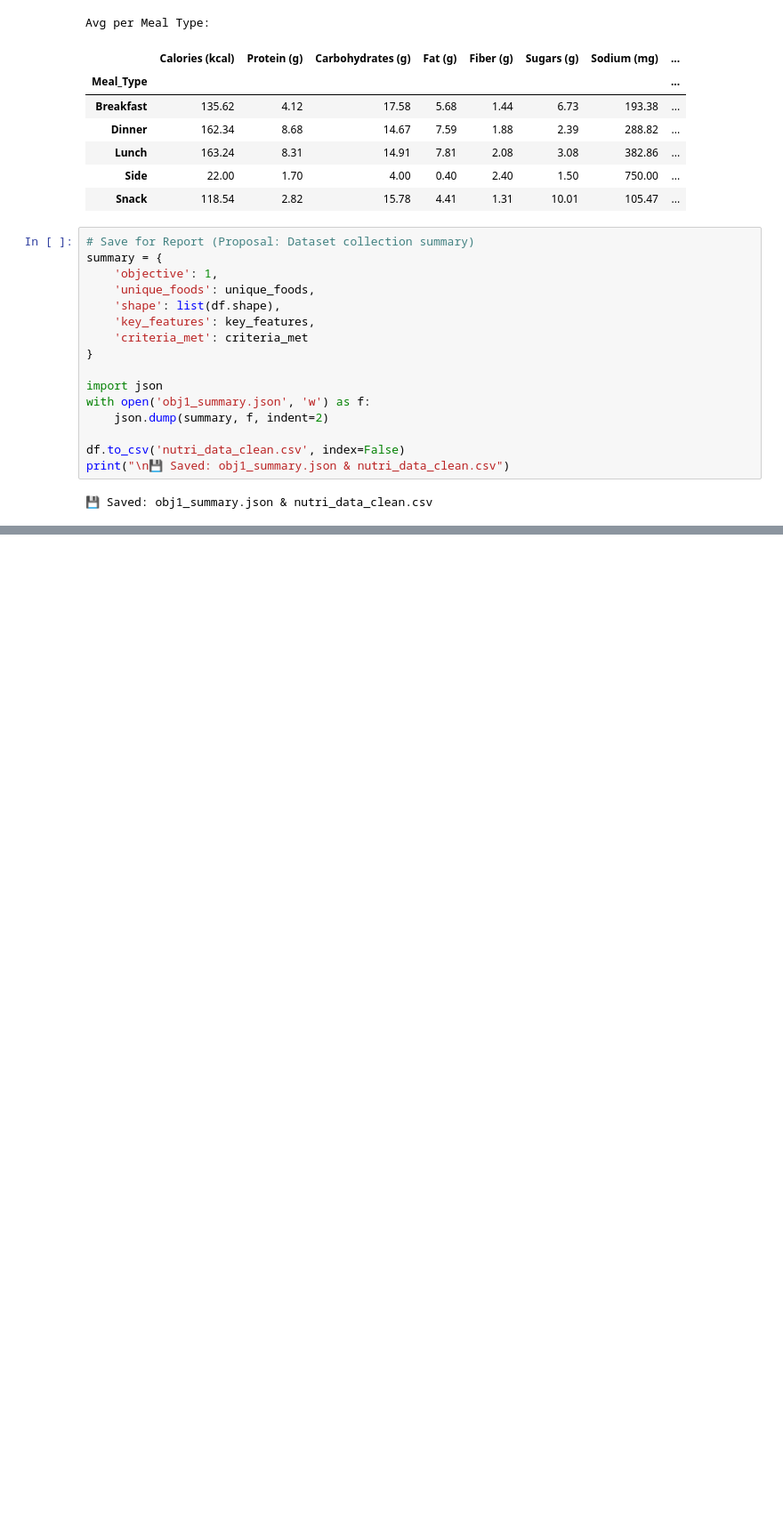
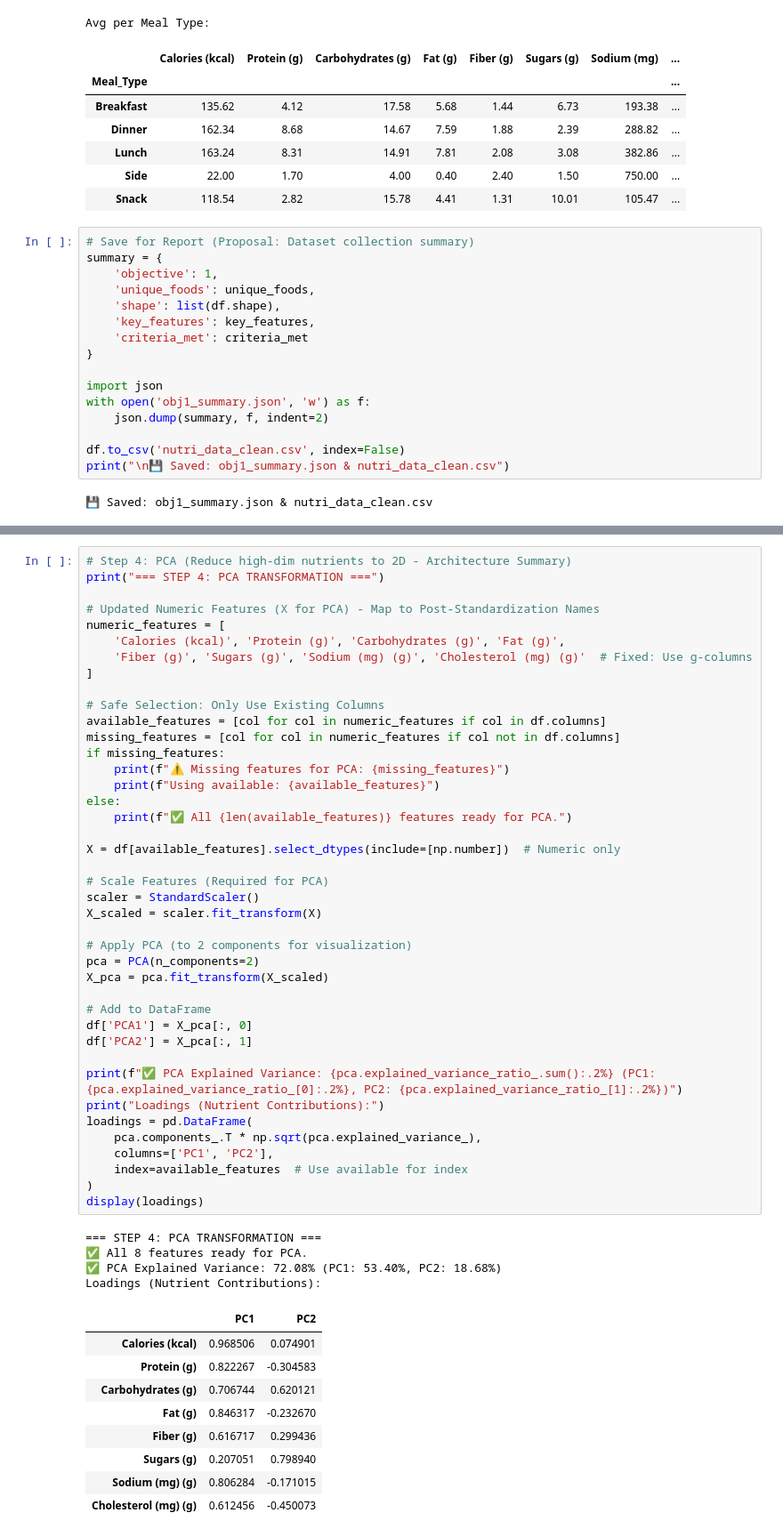
Before and after one commit to AYSHALINA-vk/NUTRIPREDICT---AI-PROJECT, a Jupyter notebook: data.ipynb, the cells around one changed output, grey strips where cells are left out. Shown at 89% size. Drawn from its saved outputs; the diff is of its cells as text; blank space fills up the shorter version.

```diff
--- a/data.ipynb
+++ b/data.ipynb
@@ -318,0 +483,55 @@ print("\n💾 Saved: obj1_summary.json & nutri_data_clean.csv")
+# %%
+# Step 4: PCA (Reduce high-dim nutrients to 2D - Architecture Summary)
+print("=== STEP 4: PCA TRANSFORMATION ===")
+
+# Updated Numeric Features (X for PCA) - Map to Post-Standardization Names
+numeric_features = [
+    'Calories (kcal)', 'Protein (g)', 'Carbohydrates (g)', 'Fat (g)',
+    'Fiber (g)', 'Sugars (g)', 'Sodium (mg) (g)', 'Cholesterol (mg) (g)'  # Fixed: Use g-columns
+]
+
+# Safe Selection: Only Use Existing Columns
+available_features = [col for col in numeric_features if col in df.columns]
+missing_features = [col for col in numeric_features if col not in df.columns]
+if missing_features:
+    print(f"⚠️ Missing features for PCA: {missing_features}")
+    print(f"Using available: {available_features}")
+else:
+    print(f"✅ All {len(available_features)} features ready for PCA.")
+
+X = df[available_features].select_dtypes(include=[np.number])  # Numeric only
+
+# Scale Features (Required for PCA)
+scaler = StandardScaler()
+X_scaled = scaler.fit_transform(X)
+
+# Apply PCA (to 2 components for visualization)
+pca = PCA(n_components=2)
+X_pca = pca.fit_transform(X_scaled)
+
+# Add to DataFrame
+df['PCA1'] = X_pca[:, 0]
+df['PCA2'] = X_pca[:, 1]
+
+print(f"✅ PCA Explained Variance: {pca.explained_variance_ratio_.sum():.2%} (PC1: {pca.explained_variance_ratio_[0]:.2%}, PC2: {pca.explained_variance_ratio_[1]:.2%})")
+print("Loadings (Nutrient Contributions):")
+loadings = pd.DataFrame(
+    pca.components_.T * np.sqrt(pca.explained_variance_),
+    columns=['PC1', 'PC2'],
+    index=available_features  # Use available for index
+)
+display(loadings)
+# %% [output]
+=== STEP 4: PCA TRANSFORMATION ===
+✅ All 8 features ready for PCA.
+✅ PCA Explained Variance: 72.08% (PC1: 53.40%, PC2: 18.68%)
+Loadings (Nutrient Contributions):
+|  | PC1 | PC2 |
+| Calories (kcal) | 0.968506 | 0.074901 |
+| Protein (g) | 0.822267 | -0.304583 |
+| Carbohydrates (g) | 0.706744 | 0.620121 |
+| Fat (g) | 0.846317 | -0.232670 |
+| Fiber (g) | 0.616717 | 0.299436 |
+| Sugars (g) | 0.207051 | 0.798940 |
+| Sodium (mg) (g) | 0.806284 | -0.171015 |
+| Cholesterol (mg) (g) | 0.612456 | -0.450073 |
```
Also changed, not shown: parts of 6 cells of this notebook, 10 other files.
